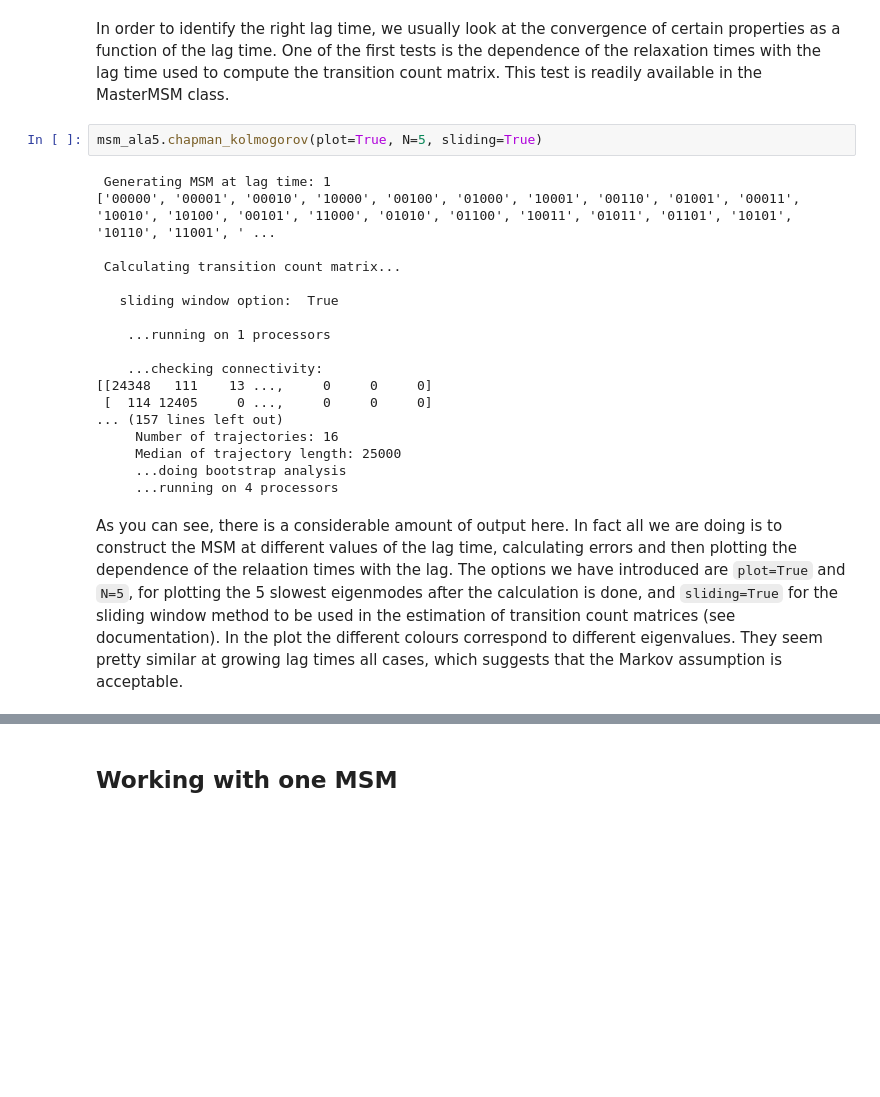
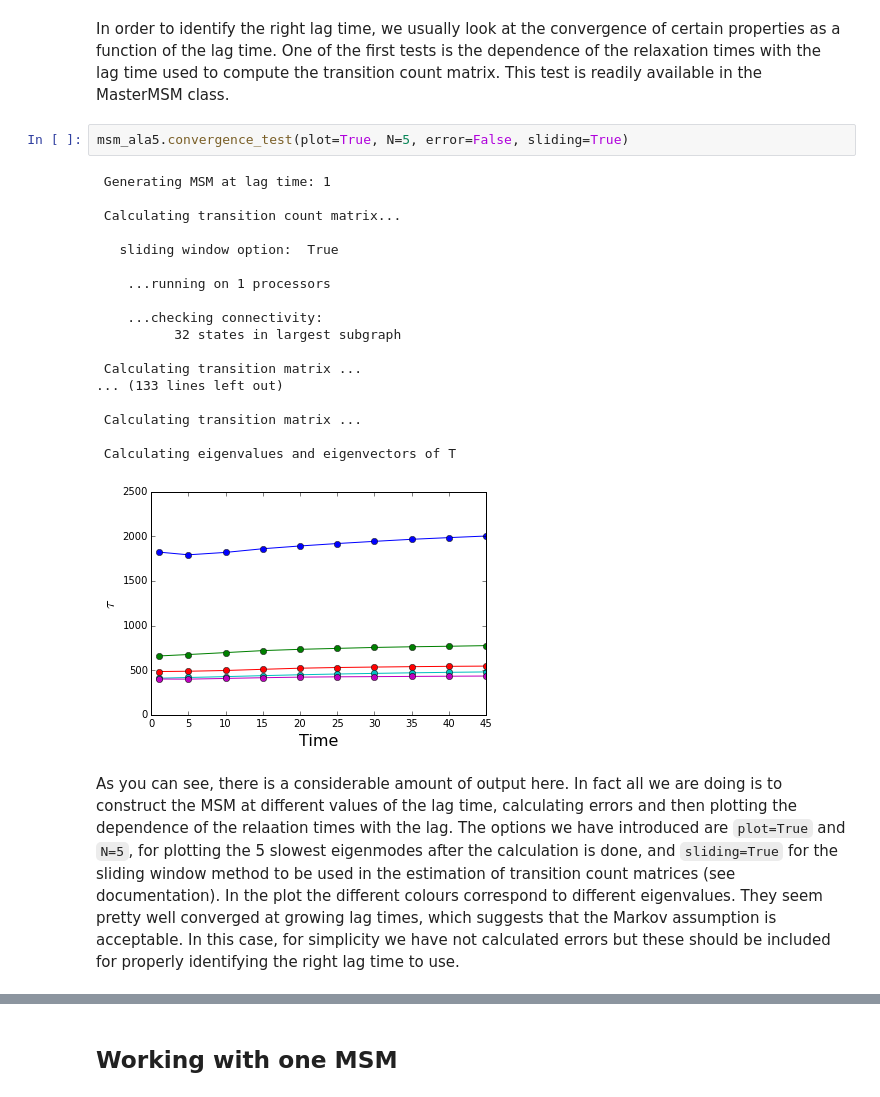
Before and after one commit to daviddesancho/BestMSM, a Jupyter notebook: example/ala5_example.ipynb, the cells around one changed output, grey strips where cells are left out. Cells and saved outputs as stored; diff of their text form; blank space fills up the shorter version.

```diff
--- a/example/ala5_example.ipynb
+++ b/example/ala5_example.ipynb
@@ -102,24 +97,25 @@ This gives some idea of the available functionalities. However, you may want to
 # %% [markdown]
 In order to identify the right lag time, we usually look at the convergence of certain properties as a function of the lag time. One of the first tests is the dependence of the relaxation times with the lag time used to compute the transition count matrix. This test is readily available in the MasterMSM class.
 # %%
-msm_ala5.chapman_kolmogorov(plot=True, N=5, sliding=True)
+msm_ala5.convergence_test(plot=True, N=5, error=False, sliding=True)
 # %% [output]
  Generating MSM at lag time: 1
-['00000', '00001', '00010', '10000', '00100', '01000', '10001', '00110', '01001', '00011', '10010', '10100', '00101', '11000', '01010', '01100', '10011', '01011', '01101', '10101', '10110', '11001', ' ...
 
  Calculating transition count matrix...
 
    sliding window option:  True
 
     ...running on 1 processors
 
     ...checking connectivity:
-[[24348   111    13 ...,     0     0     0]
- [  114 12405     0 ...,     0     0     0]
-... (157 lines left out)
-     Number of trajectories: 16
-     Median of trajectory length: 25000
-     ...doing bootstrap analysis
-     ...running on 4 processors
+          32 states in largest subgraph
+
+ Calculating transition matrix ...
+... (133 lines left out)
+
+ Calculating transition matrix ...
+
+ Calculating eigenvalues and eigenvectors of T
+[figure, added]
 # %% [markdown]
-As you can see, there is a considerable amount of output here. In fact all we are doing is to construct the MSM at different values of the lag time, calculating errors and then plotting the dependence of the relaation times with the lag. The options we have introduced are `plot=True` and `N=5`, for plotting the 5 slowest eigenmodes after the calculation is done, and `sliding=True` for the sliding window method to be used in the estimation of transition count matrices (see documentation). In the plot the different colours correspond to different eigenvalues. They seem pretty similar at growing lag times all cases, which suggests that the Markov assumption is acceptable.
+As you can see, there is a considerable amount of output here. In fact all we are doing is to construct the MSM at different values of the lag time, calculating errors and then plotting the dependence of the relaation times with the lag. The options we have introduced are `plot=True` and `N=5`, for plotting the 5 slowest eigenmodes after the calculation is done, and `sliding=True` for the sliding window method to be used in the estimation of transition count matrices (see documentation). In the plot the different colours correspond to different eigenvalues. They seem pretty well converged at growing lag times, which suggests that the Markov assumption is acceptable. In this case, for simplicity we have not calculated errors but these should be included for properly identifying the right lag time to use.
```
Also changed, not shown: parts of 2 cells of this notebook, 2 other files.
